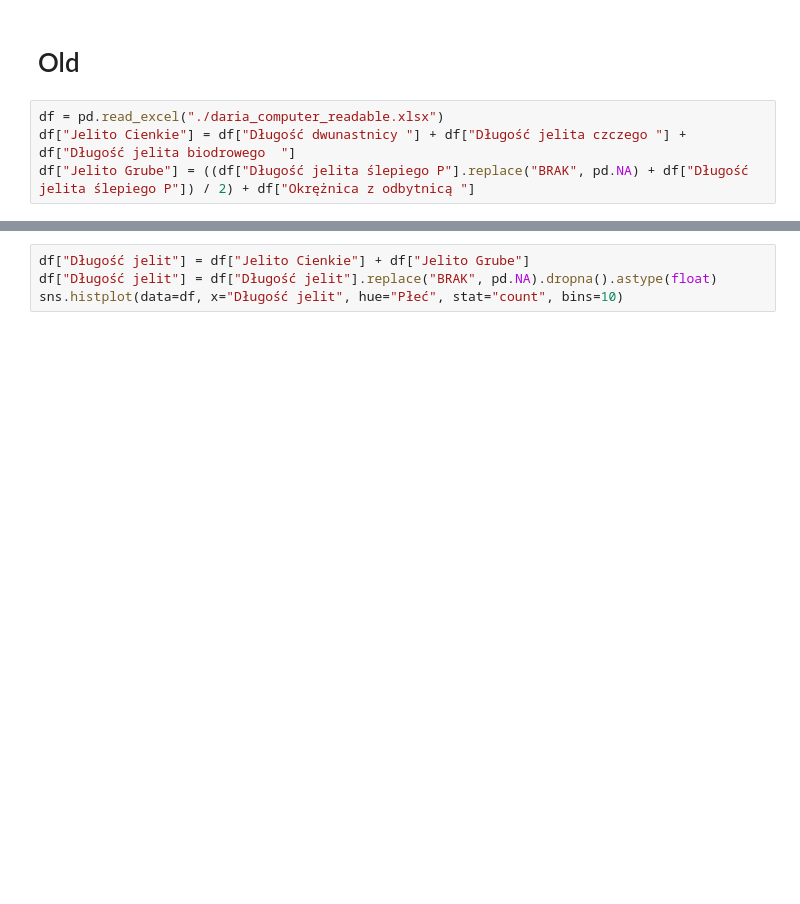
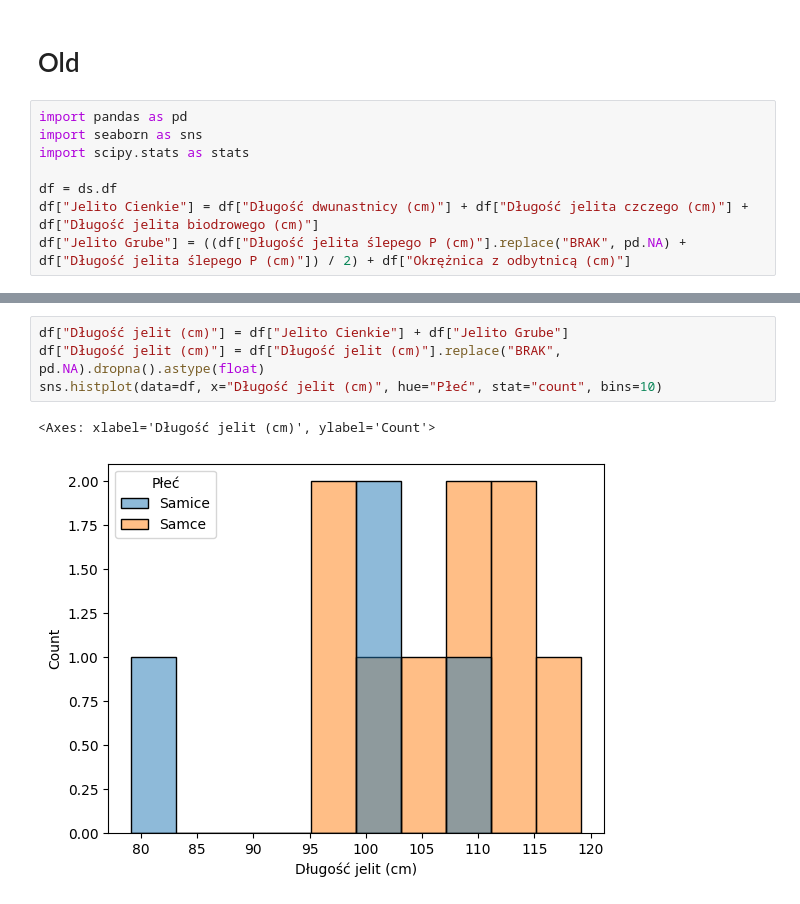
Before and after one commit to mateuszkojro/charakterystyka-morfometryczna-golebia-miejskiego, a Jupyter notebook: 05-jelita-vs-plec.ipynb, the cells around one changed output, grey strips where cells are left out. Drawn from its saved outputs; the diff is of its cells as text; blank space fills up the shorter version.

Commit message:
Update plot style

```diff
--- a/05-jelita-vs-plec.ipynb
+++ b/05-jelita-vs-plec.ipynb
@@ -59,6 +61,10 @@ Saving plot to 'images/Stosunek C_G by gender.png'
 # %% [markdown]
 # Old
 # %%
-df = pd.read_excel("./daria_computer_readable.xlsx")
-df["Jelito Cienkie"] = df["Długość dwunastnicy "] + df["Długość jelita czczego "] + df["Długość jelita biodrowego  "]
-df["Jelito Grube"] = ((df["Długość jelita ślepiego P"].replace("BRAK", pd.NA) + df["Długość jelita ślepiego P"]) / 2) + df["Okrężnica z odbytnicą "]
+import pandas as pd
+import seaborn as sns
+import scipy.stats as stats
+
+df = ds.df
+df["Jelito Cienkie"] = df["Długość dwunastnicy (cm)"] + df["Długość jelita czczego (cm)"] + df["Długość jelita biodrowego (cm)"]
+df["Jelito Grube"] = ((df["Długość jelita ślepego P (cm)"].replace("BRAK", pd.NA) + df["Długość jelita ślepego P (cm)"]) / 2) + df["Okrężnica z odbytnicą (cm)"]
@@ -87,5 +112,8 @@ stats.mannwhitneyu(f, m)
 # %%
-df["Długość jelit"] = df["Jelito Cienkie"] + df["Jelito Grube"]
-df["Długość jelit"] = df["Długość jelit"].replace("BRAK", pd.NA).dropna().astype(float)
-sns.histplot(data=df, x="Długość jelit", hue="Płeć", stat="count", bins=10)
+df["Długość jelit (cm)"] = df["Jelito Cienkie"] + df["Jelito Grube"]
+df["Długość jelit (cm)"] = df["Długość jelit (cm)"].replace("BRAK", pd.NA).dropna().astype(float)
+sns.histplot(data=df, x="Długość jelit (cm)", hue="Płeć", stat="count", bins=10)
+# %% [output]
+<Axes: xlabel='Długość jelit (cm)', ylabel='Count'>
+[figure, added]
 # %%
```
Also changed, not shown: parts of 20 cells of this notebook, 16 other files.
